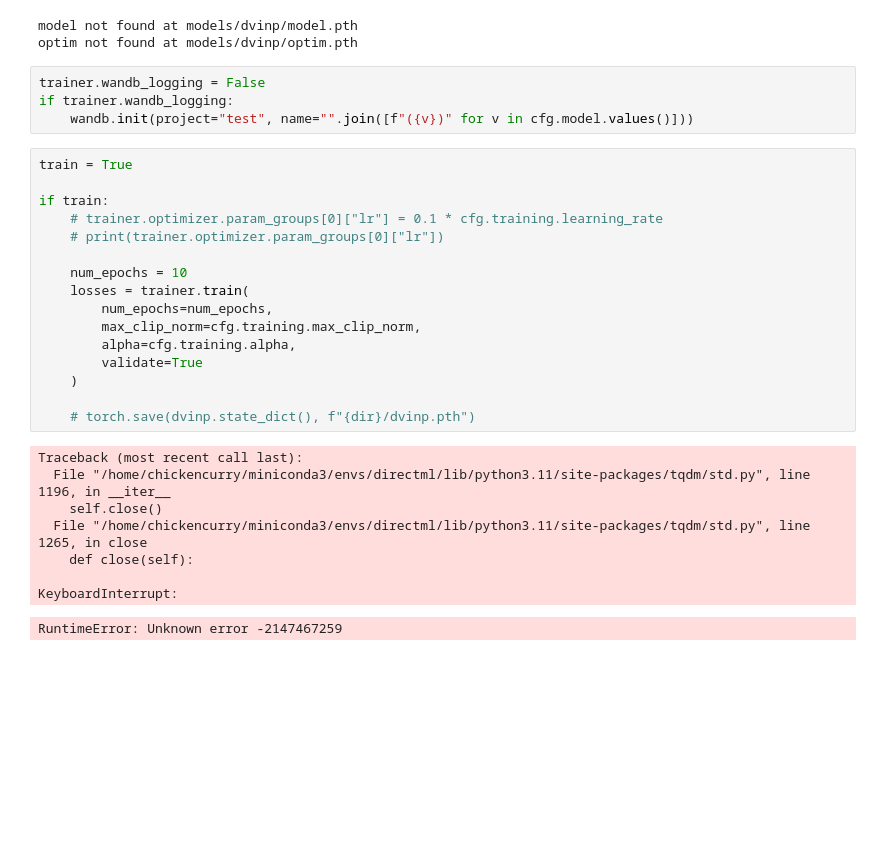
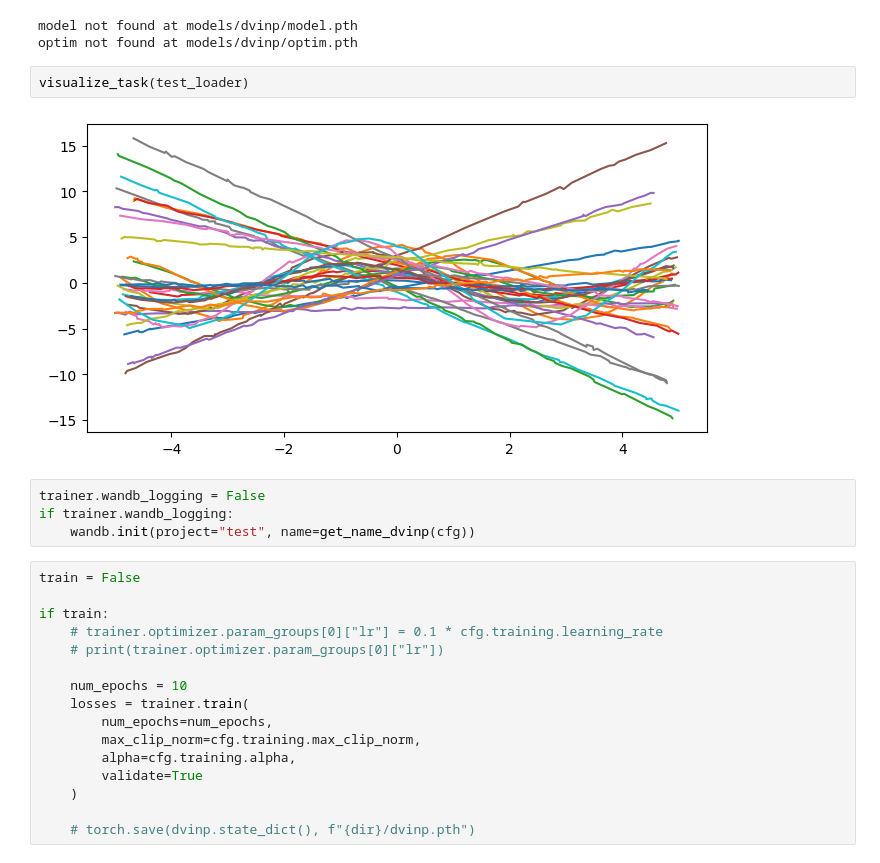
Before and after one commit to ChickNCurry/dvi-for-bml, a Jupyter notebook: notebooks/exp_dvinp_config.ipynb, the cells around one changed output. Saved outputs shown, nothing was run; the diff lists cells and outputs as text; blank space fills up the shorter version.

```diff
--- a/notebooks/exp_dvinp_config.ipynb
+++ b/notebooks/exp_dvinp_config.ipynb
@@ -37,12 +37,16 @@ with initialize(version_base=None, config_path=dir):
 Dropped Escape call with ulEscapeCode : 0x03007703
 model not found at models/dvinp/model.pth
 optim not found at models/dvinp/optim.pth
+# %%
+visualize_task(test_loader)
+# %% [output]
+[figure, added]
 # %%
 trainer.wandb_logging = False
 if trainer.wandb_logging:
-    wandb.init(project="test", name="".join([f"({v})" for v in cfg.model.values()]))
+    wandb.init(project="test", name=get_name_dvinp(cfg))
 # %%
-train = True
+train = False
 
 if train:
     # trainer.optimizer.param_groups[0]["lr"] = 0.1 * cfg.training.learning_rate
@@ -57,15 +61,6 @@ if train:
     )
 
     # torch.save(dvinp.state_dict(), f"{dir}/dvinp.pth")
-# %% [output]
-Traceback (most recent call last):
-  File "/home/chickencurry/miniconda3/envs/directml/lib/python3.11/site-packages/tqdm/std.py", line 1196, in __iter__
-    self.close()
-  File "/home/chickencurry/miniconda3/envs/directml/lib/python3.11/site-packages/tqdm/std.py", line 1265, in close
-    def close(self):
-
-KeyboardInterrupt:
-RuntimeError: Unknown error -2147467259
 # %%
 max_context_size = 2
 num_samples = 900 # num_cells will be root
```
Also changed, not shown: parts of 2 cells of this notebook, 19 other files.
